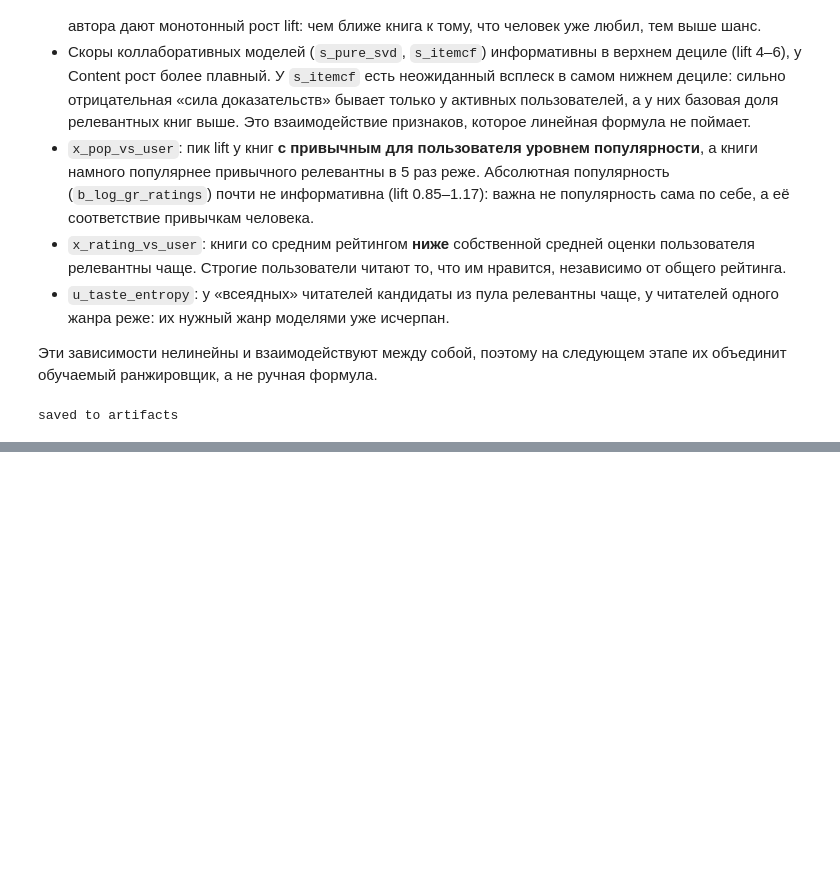
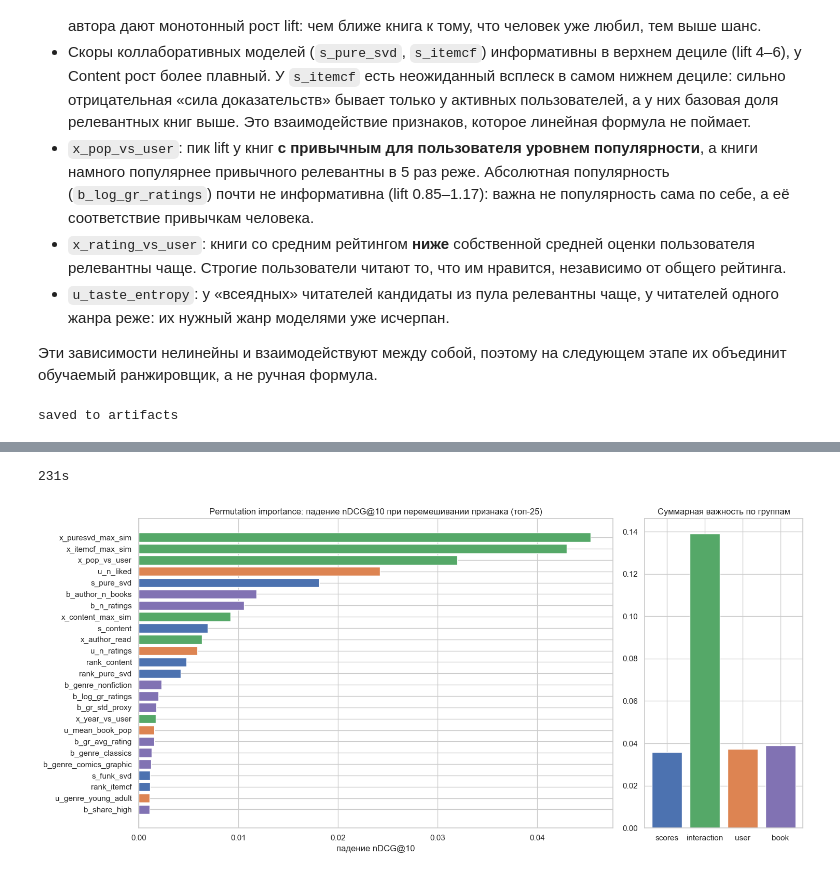
Before and after one commit to IvanYakov200/Final-Project-Book-recommendation-service, a Jupyter notebook: final_project.ipynb, the cells around one changed output, grey strips where cells are left out. Drawn from its saved outputs; the diff is of its cells as text; code cells hidden in the pictures; blank space fills up the shorter version.

```diff
--- a/final_project.ipynb
+++ b/final_project.ipynb
@@ -374,0 +542,21 @@ saved to artifacts
+# %%
+best_ranker = rankers["HGB: все признаки"]
+t = time.time()
+imp = best_ranker.permutation_importance(tune_pool, ds)
+print(f"{time.time() - t:.0f}s")
+
+grp_of = {c: g for g, cols in groups.items() for c in cols}
+imp_df = imp.to_frame("drop").assign(group=lambda d: d.index.map(grp_of))
+palette = {"scores": BLUE, "interaction": GREEN, "user": "#DD8452", "book": "#8172B3"}
+top = imp_df.head(25)
+fig, axes = plt.subplots(1, 2, figsize=(15, 7), gridspec_kw={"width_ratios": [3, 1]})
+axes[0].barh(top.index[::-1], top["drop"].values[::-1], color=[palette[g] for g in top["group"][::-1]])
+axes[0].set_title("Permutation importance: падение nDCG@10 при перемешивании признака (топ-25)")
+axes[0].set_xlabel("падение nDCG@10")
+gsum = imp_df.groupby("group")["drop"].sum().reindex(["scores", "interaction", "user", "book"])
+axes[1].bar(gsum.index, gsum.values, color=[palette[g] for g in gsum.index])
+axes[1].set_title("Суммарная важность по группам")
+plt.tight_layout(); plt.show()
+# %% [output]
+231s
+[figure, added]
```
Also changed, not shown: parts of 48 cells of this notebook, 11 other files.
